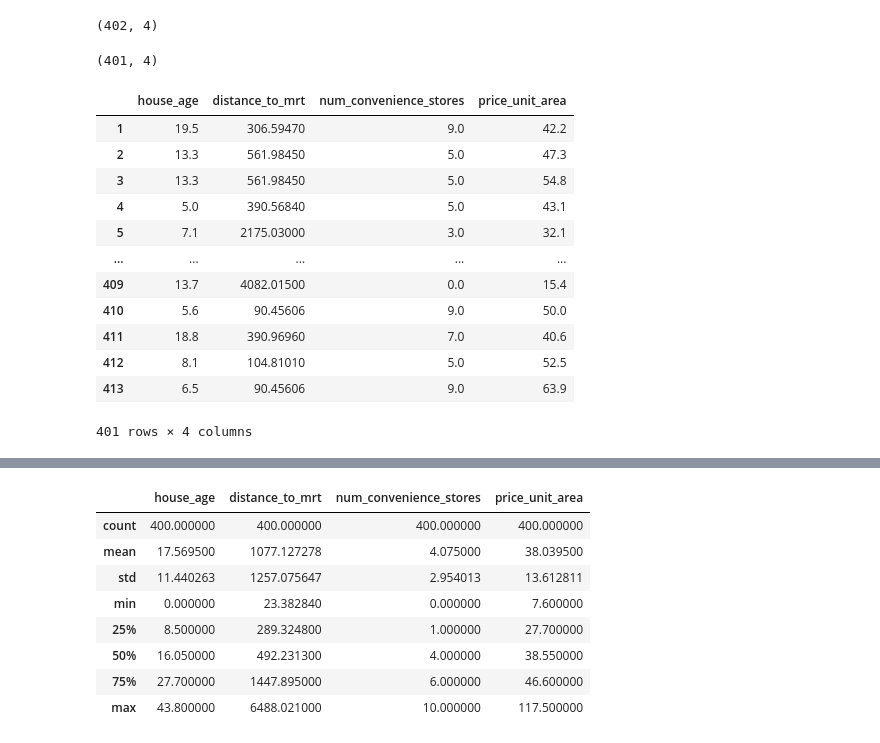
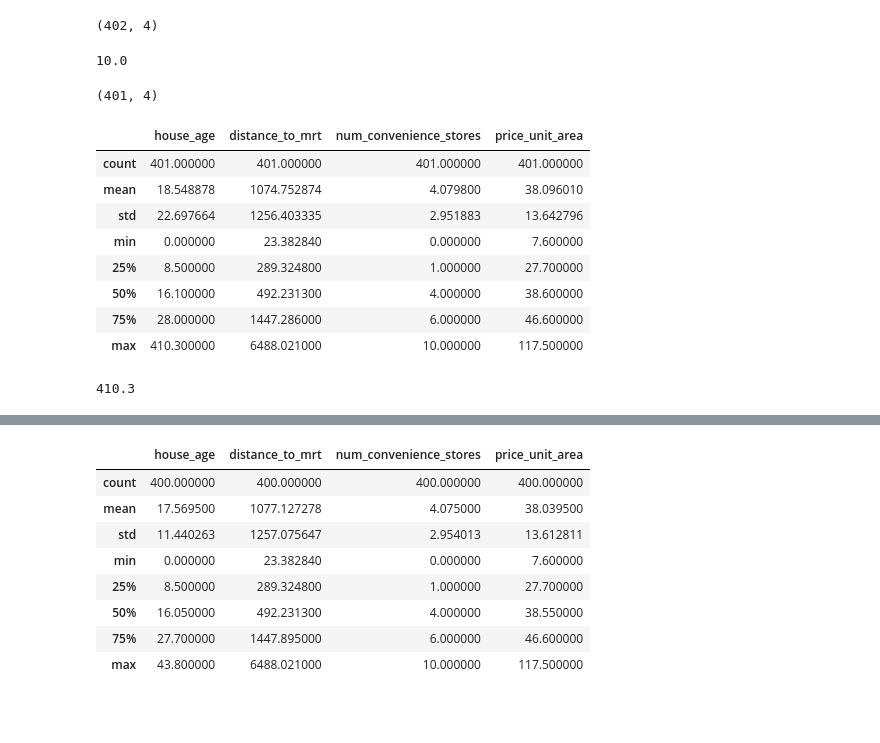
Before and after one commit to MichaelJCanales/RentalPricingExplore, a Jupyter notebook: code/data_prep/02clean.ipynb, the cells around one changed output, grey strips where cells are left out. Cells and saved outputs as stored; diff of their text form; code cells hidden in the pictures; blank space fills up the shorter version.

```diff
--- a/code/data_prep/02clean.ipynb
+++ b/code/data_prep/02clean.ipynb
@@ -93,13 +94,16 @@ df.describe(include='all')
 # %%
 # the minimum value for "num_convenience_stores" is -6
 
-df_outl = df[df['num_convenience_stores'] >= 0]
-df_outl.shape
+df = df[df['num_convenience_stores'] >= 0]
+df.shape
 # %% [output]
 (402, 4)
 # %%
 # the maximum value for "num_convenience_stores" is 100
-# (the median convenience stores is 4, the mean is 4.29)
 
-df_outl = df_outl[df_outl['num_convenience_stores'] <= 10]
+df = df[df['num_convenience_stores'] <= 10]
+
+df['num_convenience_stores'].max()
+# %% [output]
+10.0
 # %%
@@ -107,21 +111,21 @@ df_outl.shape
 # %% [output]
 (401, 4)
-# %%
-df_outl
-# %% [output]
-|  | house_age | distance_to_mrt | num_convenience_stores | price_unit_area |
-| 1 | 19.5 | 306.59470 | 9.0 | 42.2 |
-| 2 | 13.3 | 561.98450 | 5.0 | 47.3 |
-| 3 | 13.3 | 561.98450 | 5.0 | 54.8 |
-| 4 | 5.0 | 390.56840 | 5.0 | 43.1 |
-| 5 | 7.1 | 2175.03000 | 3.0 | 32.1 |
-| ... | ... | ... | ... | ... |
-| 409 | 13.7 | 4082.01500 | 0.0 | 15.4 |
-| 410 | 5.6 | 90.45606 | 9.0 | 50.0 |
-| 411 | 18.8 | 390.96960 | 7.0 | 40.6 |
-| 412 | 8.1 | 104.81010 | 5.0 | 52.5 |
-| 413 | 6.5 | 90.45606 | 9.0 | 63.9 |
-401 rows × 4 columns
+# %%
+df.describe(include='all')
+# %% [output]
+|  | house_age | distance_to_mrt | num_convenience_stores | price_unit_area |
+| count | 401.000000 | 401.000000 | 401.000000 | 401.000000 |
+| mean | 18.548878 | 1074.752874 | 4.079800 | 38.096010 |
+| std | 22.697664 | 1256.403335 | 2.951883 | 13.642796 |
+| min | 0.000000 | 23.382840 | 0.000000 | 7.600000 |
+| 25% | 8.500000 | 289.324800 | 1.000000 | 27.700000 |
+| 50% | 16.100000 | 492.231300 | 4.000000 | 38.600000 |
+| 75% | 28.000000 | 1447.286000 | 6.000000 | 46.600000 |
+| max | 410.300000 | 6488.021000 | 10.000000 | 117.500000 |
+# %%
+df['house_age'].max()
+# %% [output]
+410.3
 # %%
 # the maximum "house_age" is 410.3 years old
 # the oldest house in Taiwan was built in the 17th century (300 years at most)
```
Also changed, not shown: parts of 13 cells of this notebook, 6 other files.
